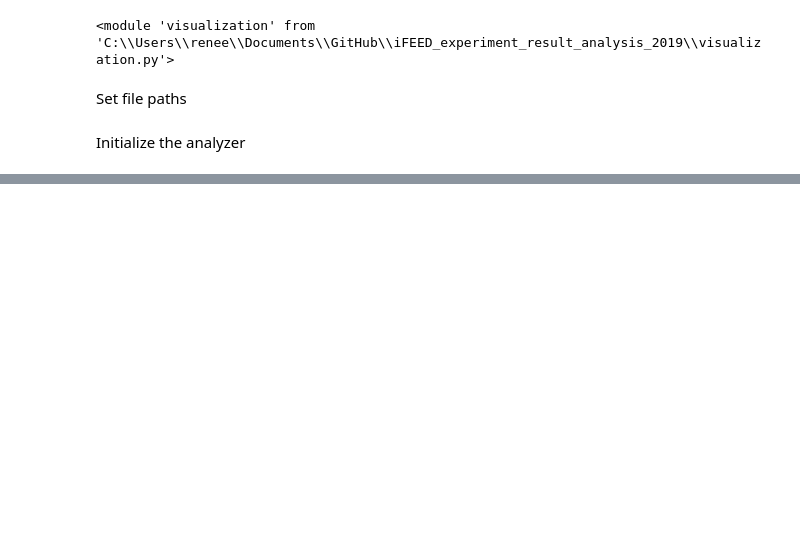
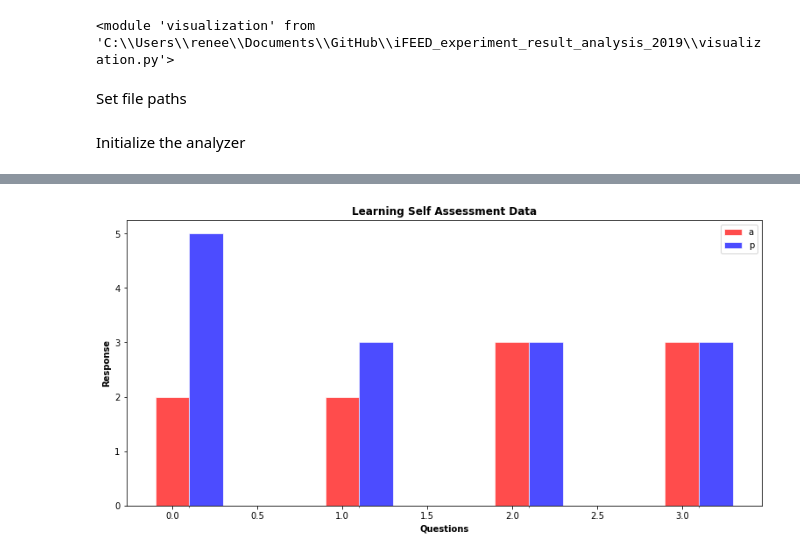
Before and after one commit to hsbang09/iFEED_experiment_result_analysis_2019, a Jupyter notebook: analysis-Copy(Renee).ipynb, the cells around one changed output, grey strips where cells are left out. Drawn from its saved outputs; the diff is of its cells as text; code cells hidden in the pictures; blank space fills up the shorter version.

```diff
--- a/analysis-Copy(Renee).ipynb
+++ b/analysis-Copy(Renee).ipynb
@@ -32,0 +66,4 @@ s1 = resultAnalyzer.subjects[1]
+# %%
+visualizer.selfAssessmentPlot()
+# %% [output]
+[figure, added]
```
Also changed, not shown: parts of 79 cells of this notebook, 1 other file.
